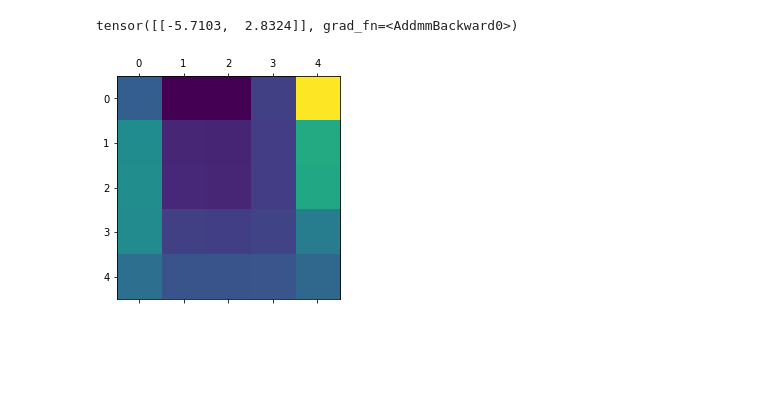
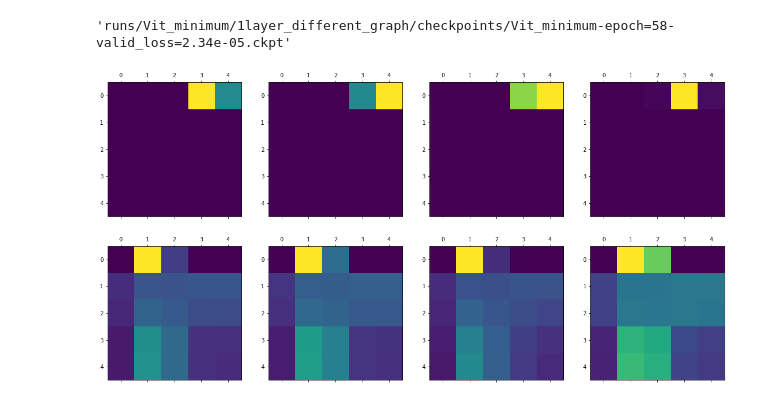
Before and after one commit to miaopas/transformer-minimum-example, a Jupyter notebook: vit.ipynb, the cells around one changed output. Saved outputs shown, nothing was run; the diff lists cells and outputs as text; code cells hidden in the pictures; blank space fills up the shorter version.

```diff
--- a/vit.ipynb
+++ b/vit.ipynb
@@ -6,5 +7,12 @@ import matplotlib.pyplot as plt
+# %%
+path = 'runs/Vit_minimum/1layer_different_graph/checkpoints'
+path = glob.glob(f'{path}/*') # * means all if need specific format then *.csv
+file = max(path, key=os.path.getctime)
+model = VitModel.load_from_checkpoint(file)
+file
+# %% [output]
+'runs/Vit_minimum/1layer_different_graph/checkpoints/Vit_minimum-epoch=58-valid_loss=2.34e-05.ckpt'
 # %%
-model = VitModel.load_from_checkpoint('runs/Vit_minimum/version_13/checkpoints/Vit_minimum-epoch=35-valid_loss=2.49e-04.ckpt')
 def generate1():
     a = np.array([np.random.randn()+3,np.random.randn()+3, np.random.randn()-3,np.random.randn()-3])
     a = (a - np.min(a))/(np.max(a)-np.min(a))
@@ -22,16 +30,32 @@ inputs = np.array([ generate1() for _ in range(data_num)] + [ generate2() for _
 outputs = np.array([ 0 for _ in range(data_num)] + [ 1 for _ in range(data_num)])
 
 
-
-
 input = torch.tensor(inputs, dtype=torch.float32)
 output = torch.tensor(outputs, dtype=torch.int64)
-# %%
-model.eval()
-r, w = model(input[[7]])
-w = w[0][0,0]
-plt.matshow(w.detach().numpy())
-r
-# %% [output]
-tensor([[-5.7103,  2.8324]], grad_fn=<AddmmBackward0>)
-[figure, removed]
+# %%
+# layers = 3
+# model.eval()
+# r, w = model(input[[3]])
+# fig, ax = plt.subplots(1,layers)
+
+# for i in range(layers):
+#     ax[i].matshow(w[i][0,0].detach().numpy())
+
+
+model.eval()
+fig, ax = plt.subplots(2,4, figsize=(20,10))
+
+
+for i in range(4):
+    r, w = model(input[[i]])
+    a = w[0][0,0].detach().numpy()
+    a[1:]=0
+    ax[0][i].matshow(a)
+
+for i in range(4,8):
+    r, w = model(input[[i]])
+    a = w[0][0,0].detach().numpy()
+    # a[1:]=0
+    ax[1][i-4].matshow(a)
+# %% [output]
+[figure, added]
```
Also changed, not shown: parts of 4 cells of this notebook, 59 other files.
